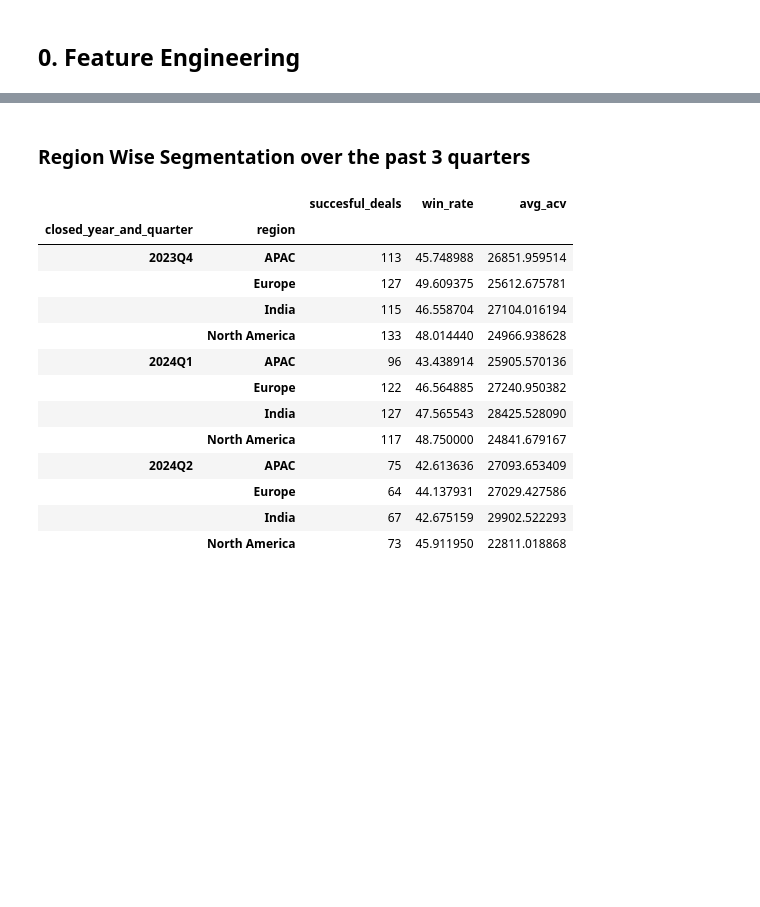
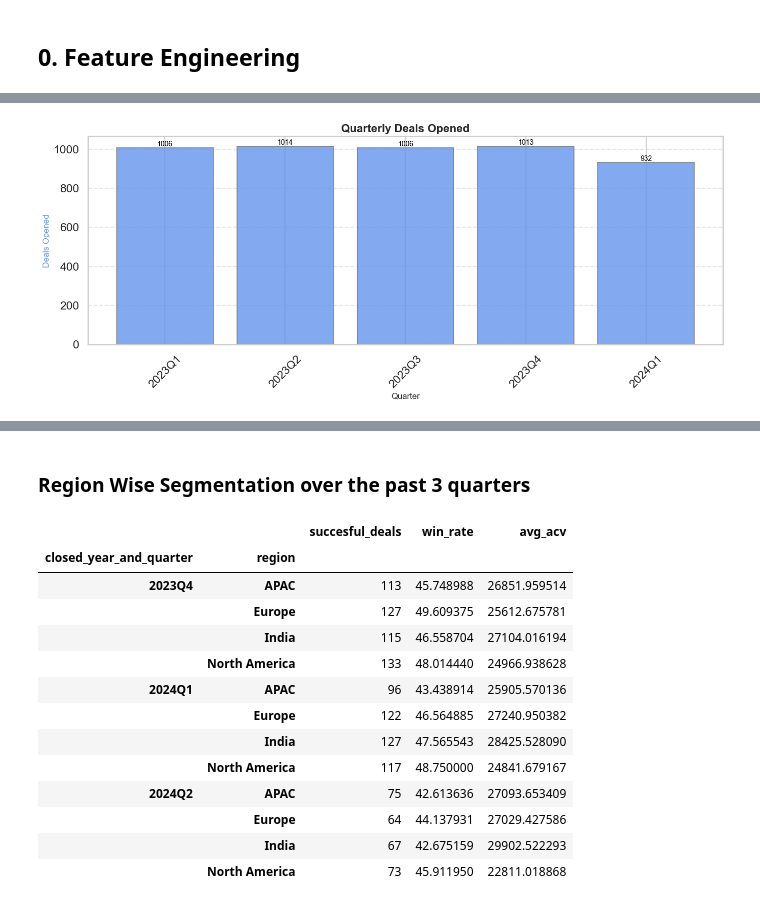
Before and after one commit to ShubhPundir/SkyGeni-Task, a Jupyter notebook: eda.ipynb, the cells around one changed output, grey strips where cells are left out. Drawn from its saved outputs; the diff is of its cells as text; code cells hidden in the pictures; blank space fills up the shorter version.

```diff
--- a/eda.ipynb
+++ b/eda.ipynb
@@ -63 +183,33 @@ df["acv_bucket"] = pd.qcut(
+# %%
+# Optional: prettier style
+sns.set_style("whitegrid")
+sns.set_context("talk")  # bigger fonts
+
+fig, ax = plt.subplots(figsize=(14,6))
+
+# Bar chart for deals opened
+bar_color = '#6495ED'  # cornflower blue
+ax.bar(
+    deals_opened_each_quarter['created_year_and_quarter'],
+    deals_opened_each_quarter['deals_opened'],
+    color=bar_color,
+    alpha=0.8,
+    edgecolor='grey'
+)
+
+# Add data labels
+for i, (x, y) in enumerate(zip(deals_opened_each_quarter['created_year_and_quarter'], deals_opened_each_quarter['deals_opened'])):
+    ax.text(i, y + 0.5, f'{y}', ha='center', va='bottom', fontsize=10, color='black')
+
+# Labels, title, grid
+ax.set_ylabel('Deals Opened', fontsize=12, color=bar_color)
+ax.set_xlabel('Quarter', fontsize=12)
+ax.set_title('Quarterly Deals Opened', fontsize=16, weight='bold')
+ax.grid(axis='y', linestyle='--', alpha=0.5)
+
+plt.xticks(rotation=45)
+plt.tight_layout()
+plt.show()
+# %% [output]
+[figure, added]
 # %% [markdown]
```
Also changed, not shown: parts of 12 cells of this notebook.
